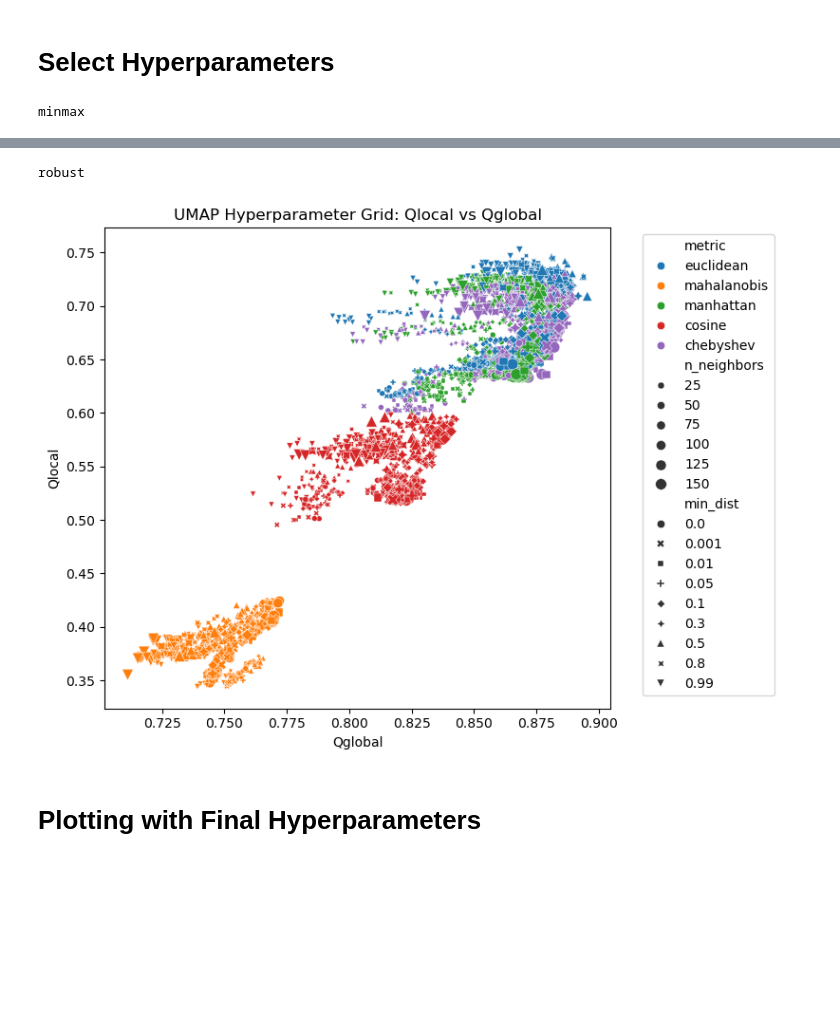
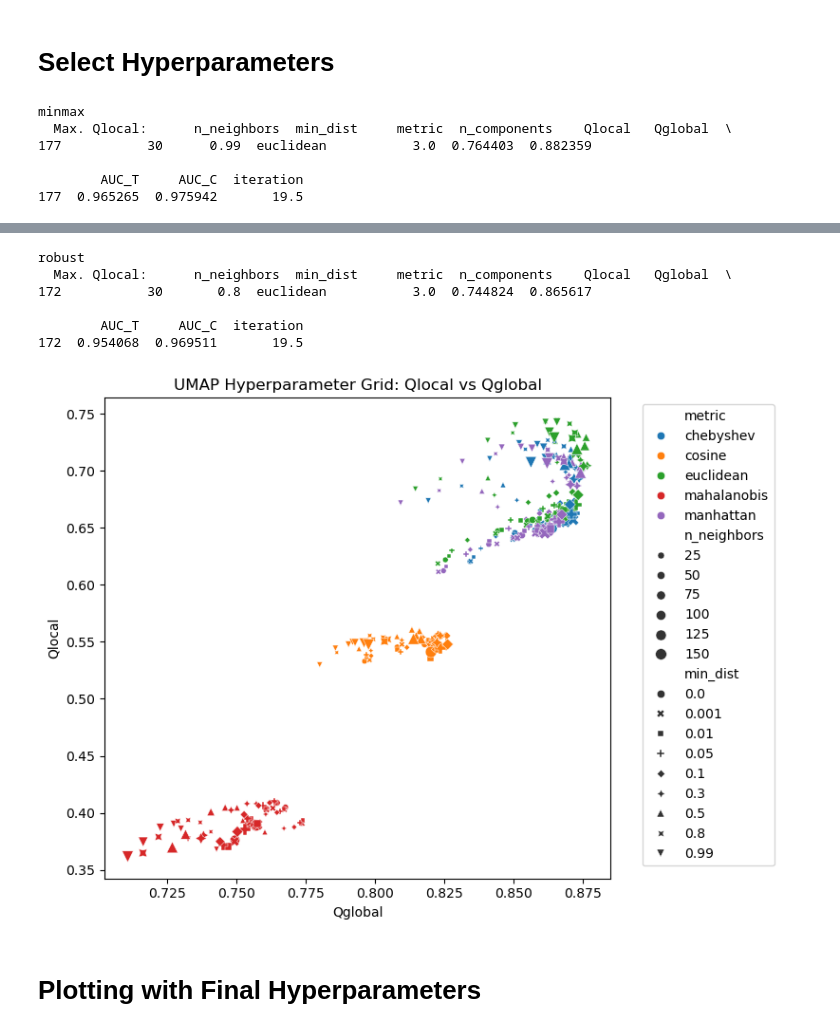
Before and after one commit to y-jenniges/ocean_clustering_and_validation, a Jupyter notebook: clustering_experiments/umap_hyperparameters.ipynb, the cells around one changed output, grey strips where cells are left out. Drawn from its saved outputs; the diff is of its cells as text; code cells hidden in the pictures; blank space fills up the shorter version.

```diff
--- a/clustering_experiments/umap_hyperparameters.ipynb
+++ b/clustering_experiments/umap_hyperparameters.ipynb
@@ -63,7 +64,7 @@ plt.show()
 # Compute Metrics
 # %%
 def umap_grid_search(X_in, param_grid, subsample_size_metrics=2000, iteration=0, scaler_name="minmax", out_dir="umap_metrics_report", n_jobs=-1):
-    """ Perform grid search over hyperparameters for UMAP, store results (diagrams and CSV) in the specified directory, and plot Shepard Diagram. """
+    """ Perform grid search over hyperparameters for UMAP, store results (diagrams and CSV) in the specified directory. """
     # Create output dir if it does not exist yet
     Path(out_dir).mkdir(parents=True, exist_ok=True)
 
@@ -173,14 +174,12 @@ def plot_qs_interactive(df_display, save_as=None):
         fig.write_html(save_as)
     fig.show()
 # %%
-df_results = []
-
-for i in range(10):
+for i in range(20):
     for scaler_name, X in X_dict.items():
         print(scaler_name)
         X = X.to_numpy().astype(np.float32)
 
-        df_results.append(umap_grid_search(X,
+        umap_grid_search(X,
             param_grid={
                 "n_neighbors": [5, 10, 20, 30, 50, 100, 150],
                 "min_dist":  [0.0, 0.001, 0.01, 0.05, 0.1, 0.3, 0.5, 0.8, 0.99],
@@ -192,10 +191,6 @@ for i in range(10):
             subsample_size_metrics=2000,
             out_dir=f"{config.output_dir_umap}/{scaler_name}",
             n_jobs=4  # Use -1 for all cores
-        ))
-
-# Assemble and store results
-df_results = pd.concat(df_results)
-df_results.to_csv(f"{config.output_dir_umap}/umap_grid_metrics.csv", index=False)
+        )
 # %% [output]
 minmax
@@ -203,3 +243,14 @@ NameError: name 'umap_grid_search' is not defined
+# %%
+# Combine results into one file
+df_results = []
+
+for i in range(20):
+    for scaler_name, X in X_dict.items():
+        temp = pd.read_csv(f"{config.output_dir_umap}/{scaler_name}/umap_grid_metrics_exp{scaler_name}_iteration{i}.csv")
+        df_results.append(temp)
+
+df_results = pd.concat(df_results)
+df_results.to_csv(f"{config.output_dir_umap}/umap_grid_metrics.csv", index=False)
 # %% [markdown]
 # Compare Scalers
 # %%
@@ -295,6 +344,9 @@ for metric in ["AUC_T", "AUC_C"]:
 Conclusion: On average and across all distance metrics, the embeddings computed on min-max scaled data outperformed embeddings computed on robustly scaled data. The differences are statistically significant.
 # %% [markdown]
 # Select Hyperparameters
+# %%
+# Load score results
+df = pd.read_csv(f"{config.output_dir_umap}/umap_grid_metrics.csv")
 # %%
 # Plot Qlocal vs Qglobal
 
@@ -305,10 +357,18 @@ for scaler_name in df.scaler.unique():
     temp = df[df.scaler == scaler_name]
 
     # Take mean over iterations
-    temp.drop("scaler", axis=1).groupby(["n_neighbors", "min_dist", "metric"]).mean().reset_index()
+    temp = temp.drop("scaler", axis=1).groupby(["n_neighbors", "min_dist", "metric"]).mean().reset_index()
+
+    # Compute max. Qlocal entry
+    print(f"  Max. Qlocal: {temp[temp.Qlocal == temp.Qlocal.max()]}")
 
     # Plot Q
     plot_qs(temp, f"{config.output_dir_plots}/qs_plot_{scaler_name}.png")
     plot_qs_interactive(temp, f"{config.output_dir_plots}/qs_plot_{scaler_name}.html")
 # %% [output]
 minmax
+  Max. Qlocal:      n_neighbors  min_dist     metric  n_components    Qlocal   Qglobal  \
+177           30      0.99  euclidean           3.0  0.764403  0.882359
+
+        AUC_T     AUC_C  iteration
+177  0.965265  0.975942       19.5
@@ -316,5 +376,10 @@ minmax
 robust
+  Max. Qlocal:      n_neighbors  min_dist     metric  n_components    Qlocal   Qglobal  \
+172           30       0.8  euclidean           3.0  0.744824  0.865617
+
+        AUC_T     AUC_C  iteration
+172  0.954068  0.969511       19.5
-[figure, old version]
+[figure, new version]
 # %% [markdown]
 # Plotting with Final Hyperparameters
 # %%
```
Also changed, not shown: parts of 16 cells of this notebook.
